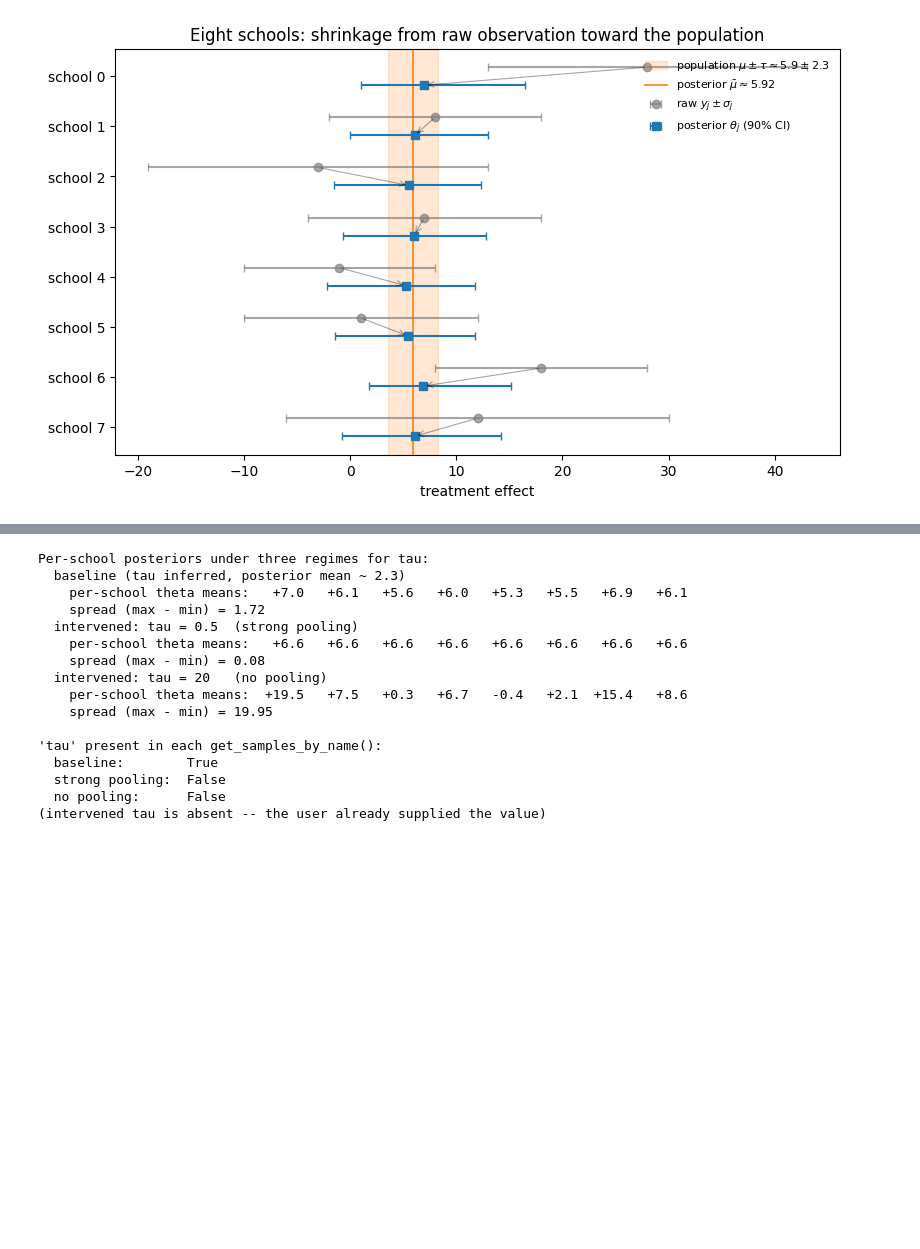
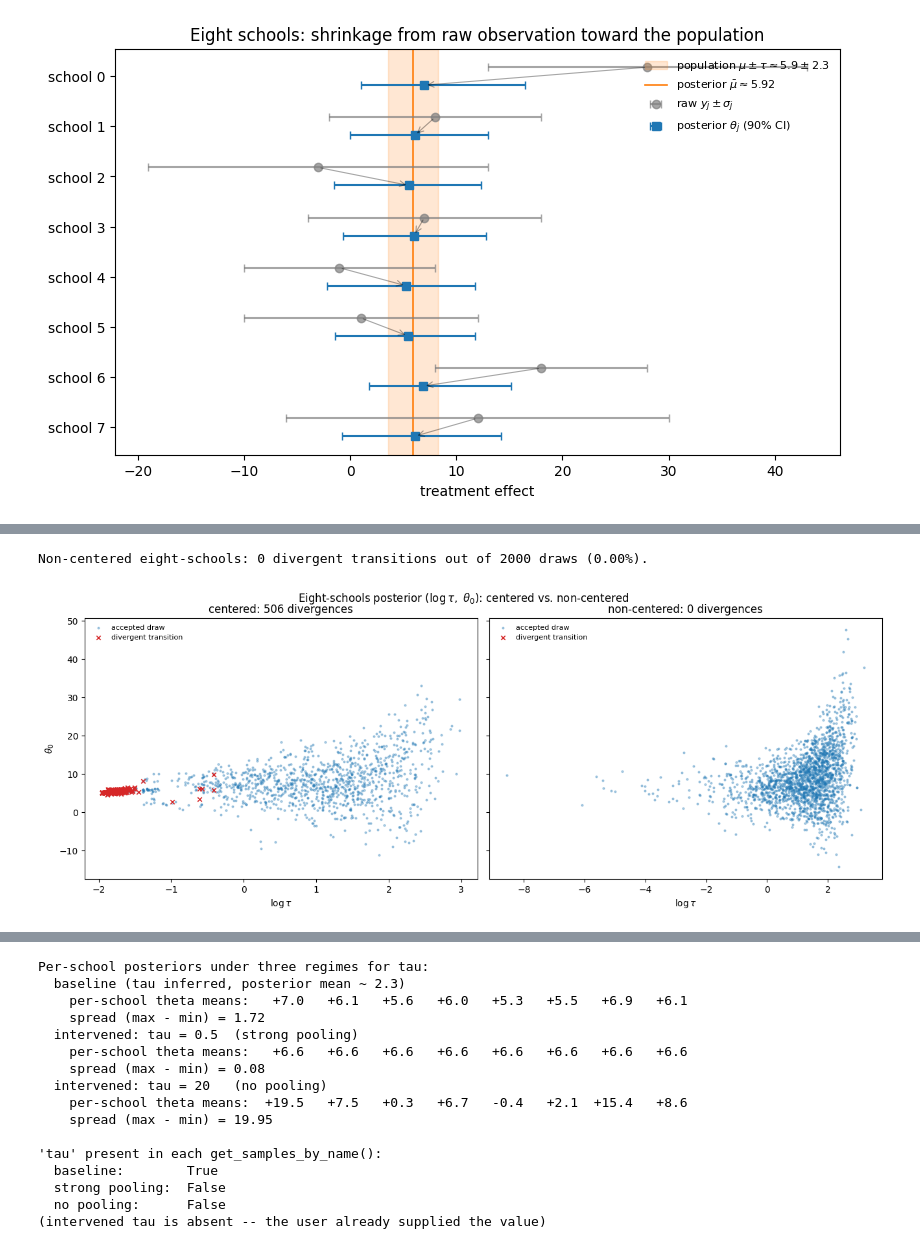
Before and after one commit to datvo06/effectful_mcmc, a Jupyter notebook: docs/quickstart.ipynb, the cells around one changed output, grey strips where cells are left out. Saved outputs shown, nothing was run; the diff lists cells and outputs as text; code cells hidden in the pictures; blank space fills up the shorter version.

```diff
--- a/docs/quickstart.ipynb
+++ b/docs/quickstart.ipynb
@@ -251,0 +295,51 @@ plt.show()
+# %%
+from effectful_mcmc import deterministic
+
+def eight_schools_noncentered(y, sigma):
+    mu  = sample(Normal(0.0, 10.0), name="mu")
+    tau = sample(HalfNormal(10.0),  name="tau")
+    for j in range(J):
+        # Sample tilde_theta on a flat, fixed geometry.
+        tilde = sample(Normal(0.0, 1.0), name=f"tilde_theta_{j}")
+        # Recover the original theta_j as a deterministic derived quantity so
+        # downstream code can still address `samples['theta_j']`.
+        theta_j = deterministic(mu + tau * tilde, name=f"theta_{j}")
+        sample(Normal(theta_j, sigma[j]), obs=y[j], name=f"y_{j}")
+
+mcmc_nc = MCMC(NUTS(eight_schools_noncentered),
+               num_warmup=1000, num_samples=2000, progress_bar=False)
+mcmc_nc.run(jr.PRNGKey(7), y_obs, sigma_obs,
+            extra_fields=("diverging",))
+div_nc = np.asarray(mcmc_nc.get_extra_fields()["diverging"])
+n_div_nc = int(div_nc.sum())
+print(f"Non-centered eight-schools: {n_div_nc} divergent transitions out of "
+      f"{len(div_nc)} draws ({100 * n_div_nc / len(div_nc):.2f}%).")
+
+snc = mcmc_nc.get_samples_by_name()
+log_tau_nc = np.log(np.asarray(snc["tau"]))
+theta_0_nc = np.asarray(snc["theta_0"])
+
+# Side-by-side: centered (with divergences highlighted) vs. non-centered.
+fig, axes = plt.subplots(1, 2, figsize=(13, 4.8), sharey=True, constrained_layout=True)
+axes[0].scatter(log_tau[~diverging],   theta_0_c[~diverging],
+                s=4, alpha=0.35, color="C0", label="accepted draw")
+axes[0].scatter(log_tau[ diverging],   theta_0_c[ diverging],
+                s=22, color="C3", marker="x", lw=1.2, label="divergent transition")
+axes[0].set_xlabel(r"$\log \tau$"); axes[0].set_ylabel(r"$\theta_0$")
+axes[0].set_title(f"centered: {n_div} divergences")
+axes[0].legend(loc="upper left", frameon=False, fontsize=8)
+
+axes[1].scatter(log_tau_nc[~div_nc],   theta_0_nc[~div_nc],
+                s=4, alpha=0.35, color="C0", label="accepted draw")
+axes[1].scatter(log_tau_nc[ div_nc],   theta_0_nc[ div_nc],
+                s=22, color="C3", marker="x", lw=1.2, label="divergent transition")
+axes[1].set_xlabel(r"$\log \tau$")
+axes[1].set_title(f"non-centered: {n_div_nc} divergences")
+axes[1].legend(loc="upper left", frameon=False, fontsize=8)
+
+fig.suptitle(r"Eight-schools posterior $(\log \tau,\ \theta_0)$: centered vs. non-centered",
+             y=1.03)
+plt.show()
+# %% [output]
+Non-centered eight-schools: 0 divergent transitions out of 2000 draws (0.00%).
+[figure, added]
```
Also changed, not shown: parts of 11 cells of this notebook.
